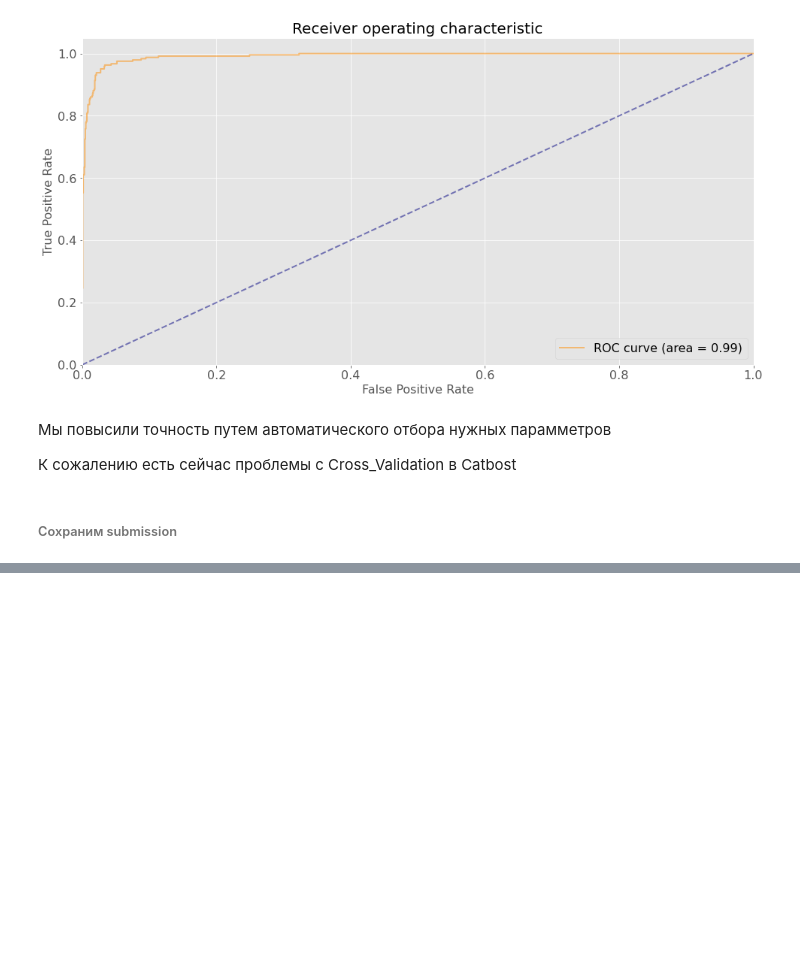
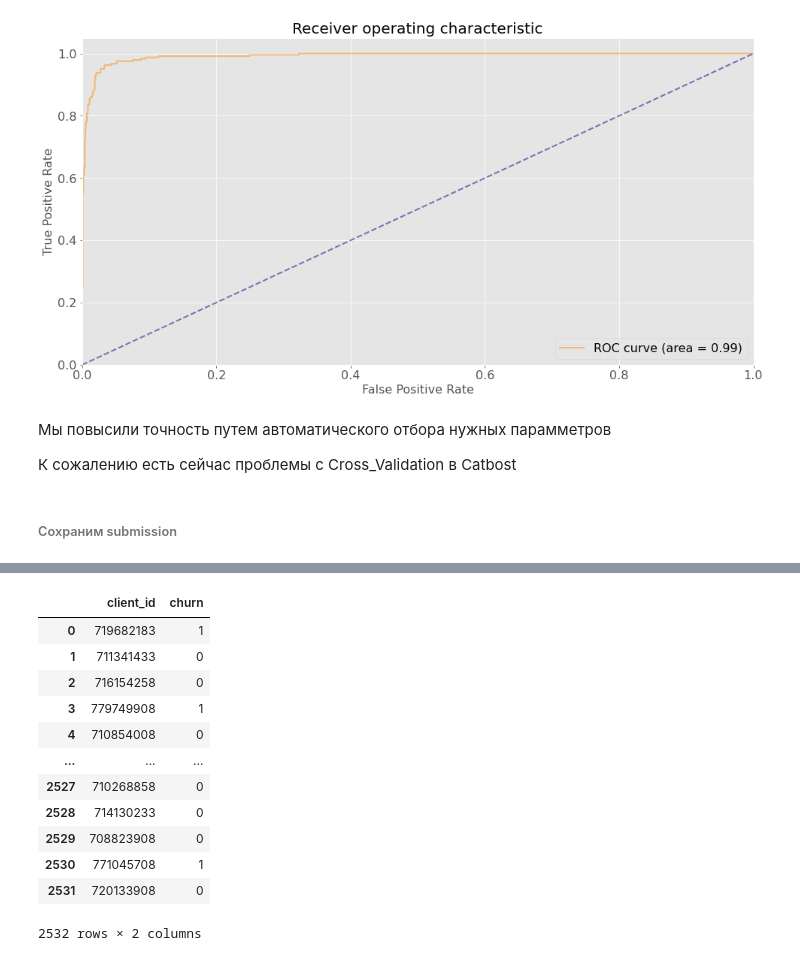
Before and after one commit to Mike030668/MIPT_magistratura, a Jupyter notebook: Base_ML/DZ_final.ipynb, the cells around one changed output, grey strips where cells are left out. Cells and saved outputs as stored; diff of their text form; code cells hidden in the pictures; blank space fills up the shorter version.

```diff
--- a/Base_ML/DZ_final.ipynb
+++ b/Base_ML/DZ_final.ipynb
@@ -918,0 +935,17 @@ submission
+# %%
+submission['client_id'] = df_val.CLIENTNUM
+submission
+# %% [output]
+|  | client_id | churn |
+| 0 | 719682183 | 1 |
+| 1 | 711341433 | 0 |
+| 2 | 716154258 | 0 |
+| 3 | 779749908 | 1 |
+| 4 | 710854008 | 0 |
+| ... | ... | ... |
+| 2527 | 710268858 | 0 |
+| 2528 | 714130233 | 0 |
+| 2529 | 708823908 | 0 |
+| 2530 | 771045708 | 1 |
+| 2531 | 720133908 | 0 |
+2532 rows × 2 columns
```
Also changed, not shown: parts of 5 cells of this notebook.
